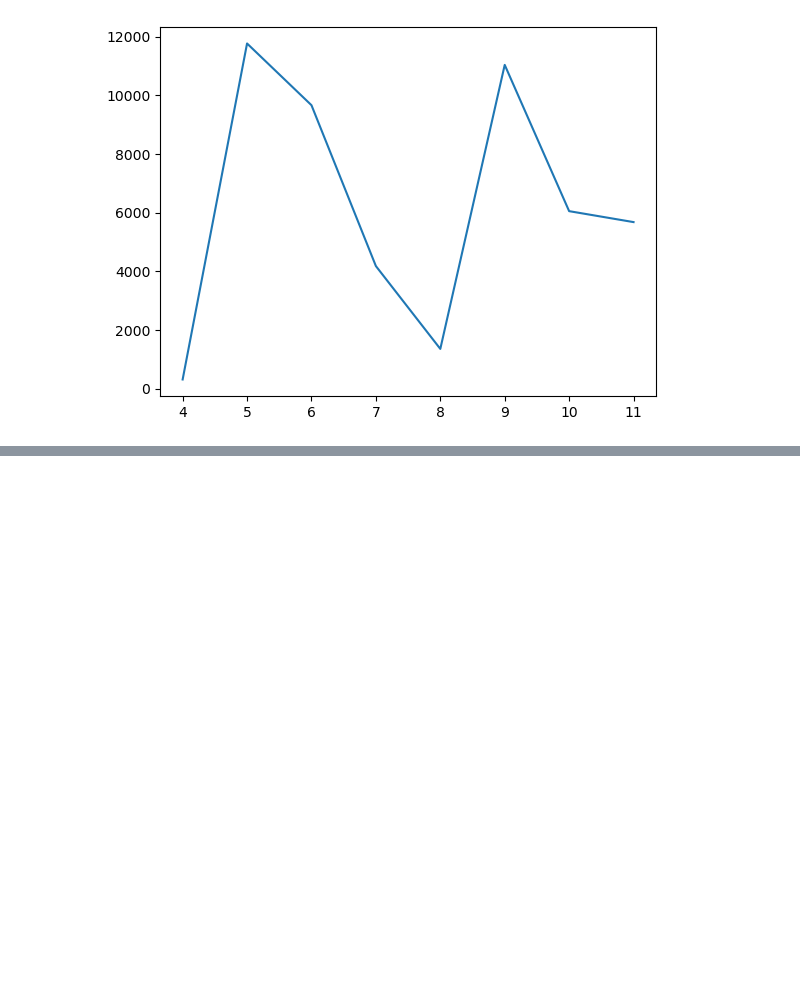
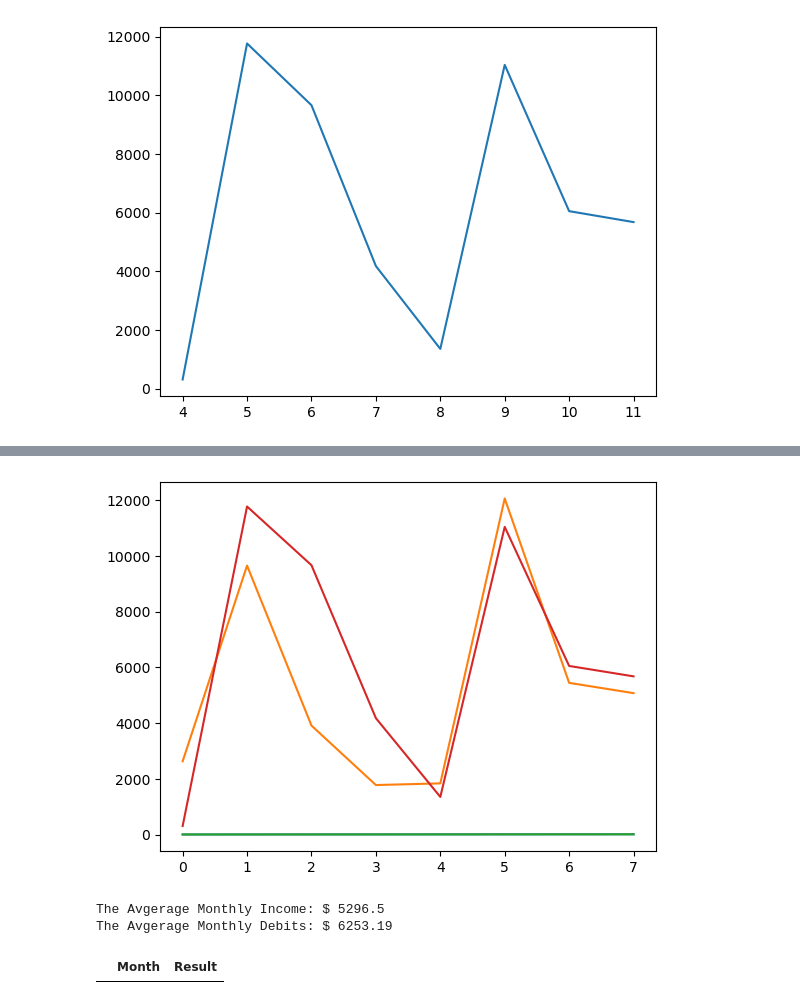
Before and after one commit to PAndrewTurner/FinPulse, a Jupyter notebook: Spending Prediction.ipynb, the cells around one changed output, grey strips where cells are left out. Saved outputs shown, nothing was run; the diff lists cells and outputs as text; code cells hidden in the pictures; blank space fills up the shorter version.

```diff
--- a/Spending Prediction.ipynb
+++ b/Spending Prediction.ipynb
@@ -233,3 +246,6 @@ plt.plot(DebitGrouped)
 # %% [output]
 [<matplotlib.lines.Line2D at 0x...>]
 [figure]
+# %%
+CreditG = Credit.groupby(Credit.Date.dt.month)['Amount'].sum().reset_index(name='Amount')
+DebitG = Debit.groupby(Debit.Date.dt.month)['Amount'].sum().reset_index(name='Amount')
@@ -235,0 +276,17 @@ plt.plot(DebitGrouped)
+# %%
+plt.plot(CreditG)
+plt.plot(DebitG)
+plt.show()
+# %% [output]
+[figure, added]
+# %%
+AvgCredit = round(CreditG['Amount'].mean(), 2)
+AvgDebit = round(DebitG['Amount'].mean(), 2)
+print("The Avgerage Monthly Income: $", AvgCredit)
+print("The Avgerage Monthly Debits: $", AvgDebit)
+results = pd.DataFrame(columns = ['Month', 'Result'])
+results
+# %% [output]
+The Avgerage Monthly Income: $ 5296.5
+The Avgerage Monthly Debits: $ 6253.19
+|  | Month | Result |
```
Also changed, not shown: parts of 11 cells of this notebook.
